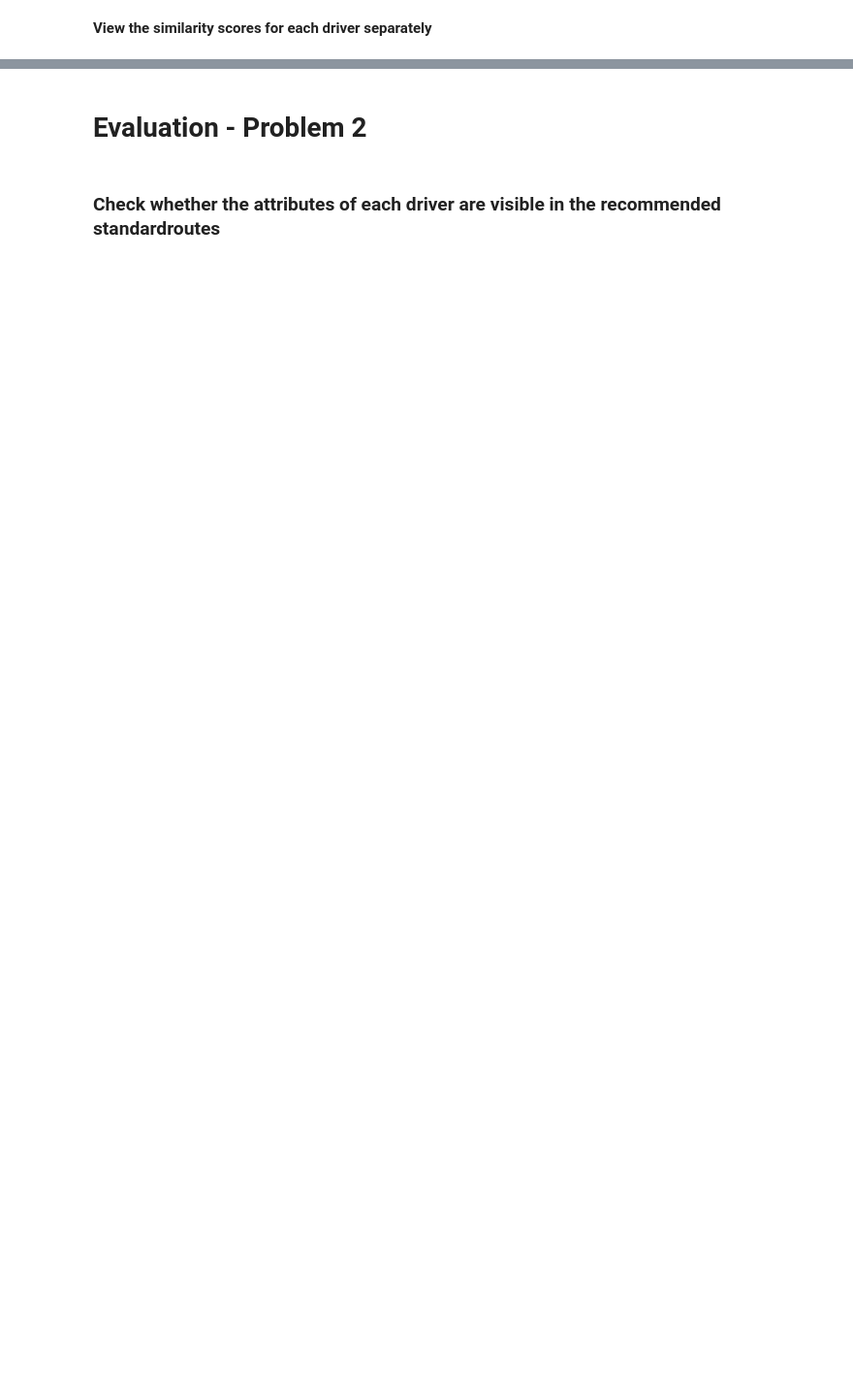
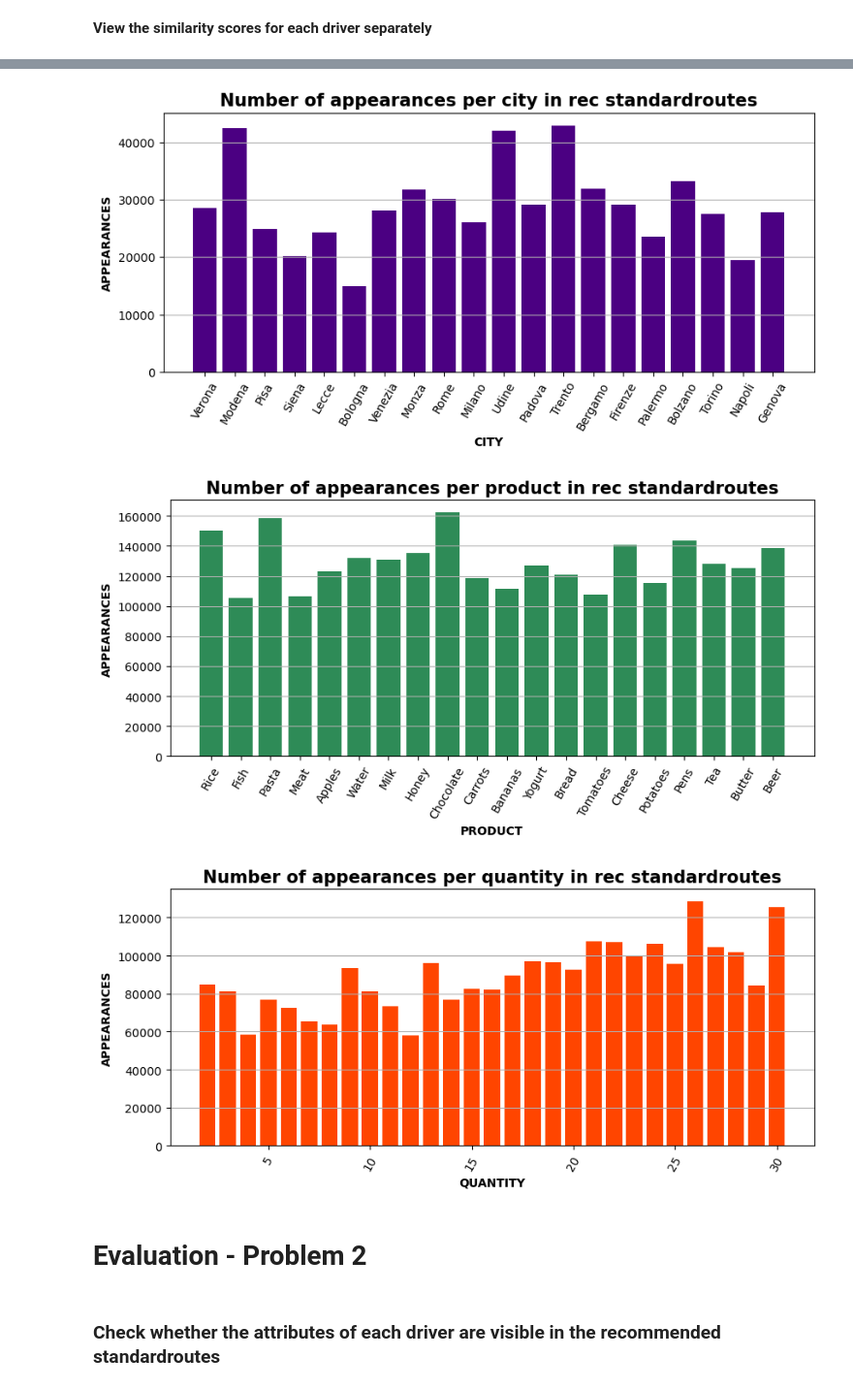
Before and after one commit to dennismgoetz/DataMining, a Jupyter notebook: evaluation.ipynb, the cells around one changed output, grey strips where cells are left out. Shown at 97% size. Drawn from its saved outputs; the diff is of its cells as text; code cells hidden in the pictures; blank space fills up the shorter version.

```diff
--- a/evaluation.ipynb
+++ b/evaluation.ipynb
@@ -174,0 +253,27 @@ del actual_routes_new
+# %%
+# function to plot the counts
+def fun_plot_appearances(name, dict, color):
+
+    # create barplot to view the number of appearances
+    plt.figure(figsize=(10, 4))
+    plt.bar(dict.keys(), dict.values(), color=color)
+
+    # set title, edit axis and add legend
+    plt.title('Number of appearances per {} in rec standardroutes'.format(name), fontsize=15, fontweight='bold')
+    plt.ylabel('APPEARANCES', fontsize=10, fontweight='bold')
+    plt.xlabel(name.upper(), fontsize=10, fontweight='bold')
+    plt.xticks(rotation=60)
+
+    # grid lines
+    plt.grid(True, axis='y')
+
+    return plt.show()
+
+# execute function for a all count dicitonary
+fun_plot_appearances('city', city_counts, 'indigo')
+fun_plot_appearances('product', product_counts, 'seagreen')
+fun_plot_appearances('quantity', quantitiy_counts, 'orangered')
+# %% [output]
+[figure, added]
+[figure, added]
+[figure, added]
```
Also changed, not shown: parts of 24 cells of this notebook, 8 other files.
